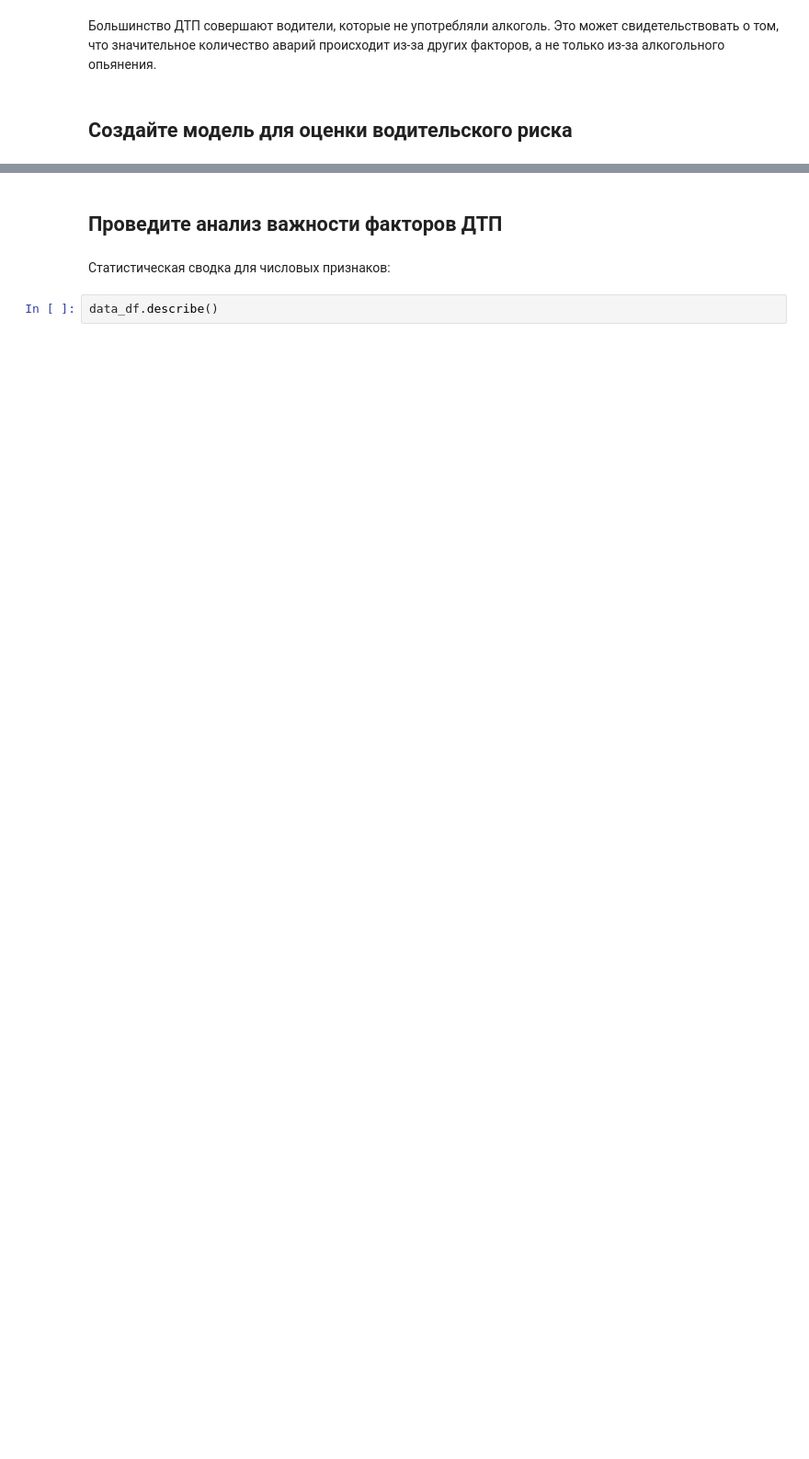
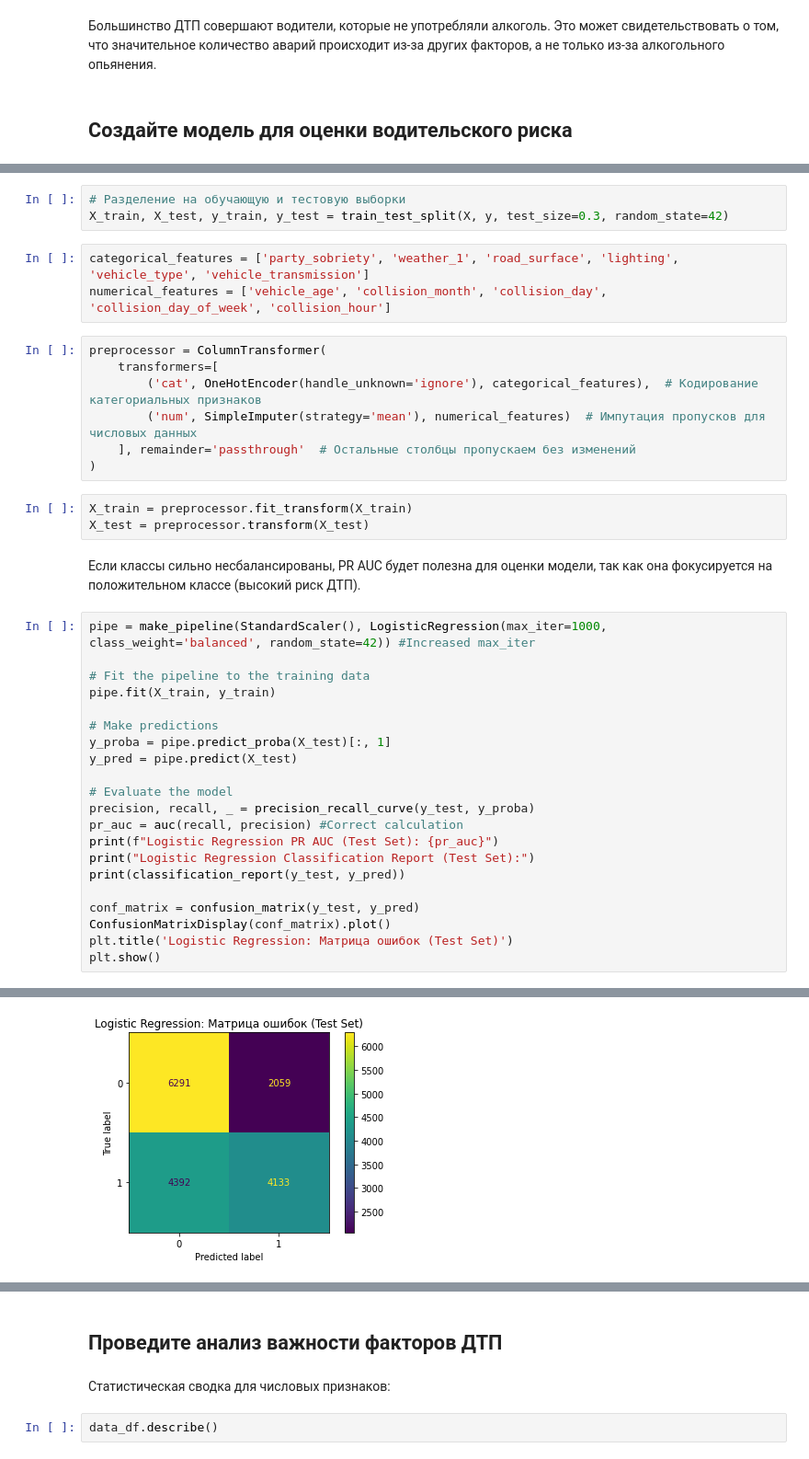
Before and after one commit to vilesova/traffic-accident-prediction-model, a Jupyter notebook: traffic-accident-prediction-model.ipynb, the cells around one changed output, grey strips where cells are left out. Shown: that part at 92% size. Drawn from its saved outputs; the diff is of its cells as text; blank space fills up the shorter version.

```diff
--- a/traffic-accident-prediction-model.ipynb
+++ b/traffic-accident-prediction-model.ipynb
@@ -270,0 +462,40 @@ weighted avg       0.64      0.63      0.60     30981
+# %%
+# Разделение на обучающую и тестовую выборки
+X_train, X_test, y_train, y_test = train_test_split(X, y, test_size=0.3, random_state=42)
+# %%
+categorical_features = ['party_sobriety', 'weather_1', 'road_surface', 'lighting', 'vehicle_type', 'vehicle_transmission']
+numerical_features = ['vehicle_age', 'collision_month', 'collision_day', 'collision_day_of_week', 'collision_hour']
+# %%
+preprocessor = ColumnTransformer(
+    transformers=[
+        ('cat', OneHotEncoder(handle_unknown='ignore'), categorical_features),  # Кодирование категориальных признаков
+        ('num', SimpleImputer(strategy='mean'), numerical_features)  # Импутация пропусков для числовых данных
+    ], remainder='passthrough'  # Остальные столбцы пропускаем без изменений
+)
+# %%
+X_train = preprocessor.fit_transform(X_train)
+X_test = preprocessor.transform(X_test)
+# %% [markdown]
+Если классы сильно несбалансированы, PR AUC будет полезна для оценки модели, так как она фокусируется на положительном классе (высокий риск ДТП).
+# %%
+pipe = make_pipeline(StandardScaler(), LogisticRegression(max_iter=1000, class_weight='balanced', random_state=42)) #Increased max_iter
+
+# Fit the pipeline to the training data
+pipe.fit(X_train, y_train)
+
+# Make predictions
+y_proba = pipe.predict_proba(X_test)[:, 1]
+y_pred = pipe.predict(X_test)
+
+# Evaluate the model
+precision, recall, _ = precision_recall_curve(y_test, y_proba)
+pr_auc = auc(recall, precision) #Correct calculation
+print(f"Logistic Regression PR AUC (Test Set): {pr_auc}")
+print("Logistic Regression Classification Report (Test Set):")
+print(classification_report(y_test, y_pred))
+
+conf_matrix = confusion_matrix(y_test, y_pred)
+ConfusionMatrixDisplay(conf_matrix).plot()
+plt.title('Logistic Regression: Матрица ошибок (Test Set)')
+plt.show()
+# %% [output]
@@ -270,0 +512 @@ weighted avg       0.64      0.63      0.60     30981
+[figure, added]
```
Also changed, not shown: parts of 53 cells of this notebook.
